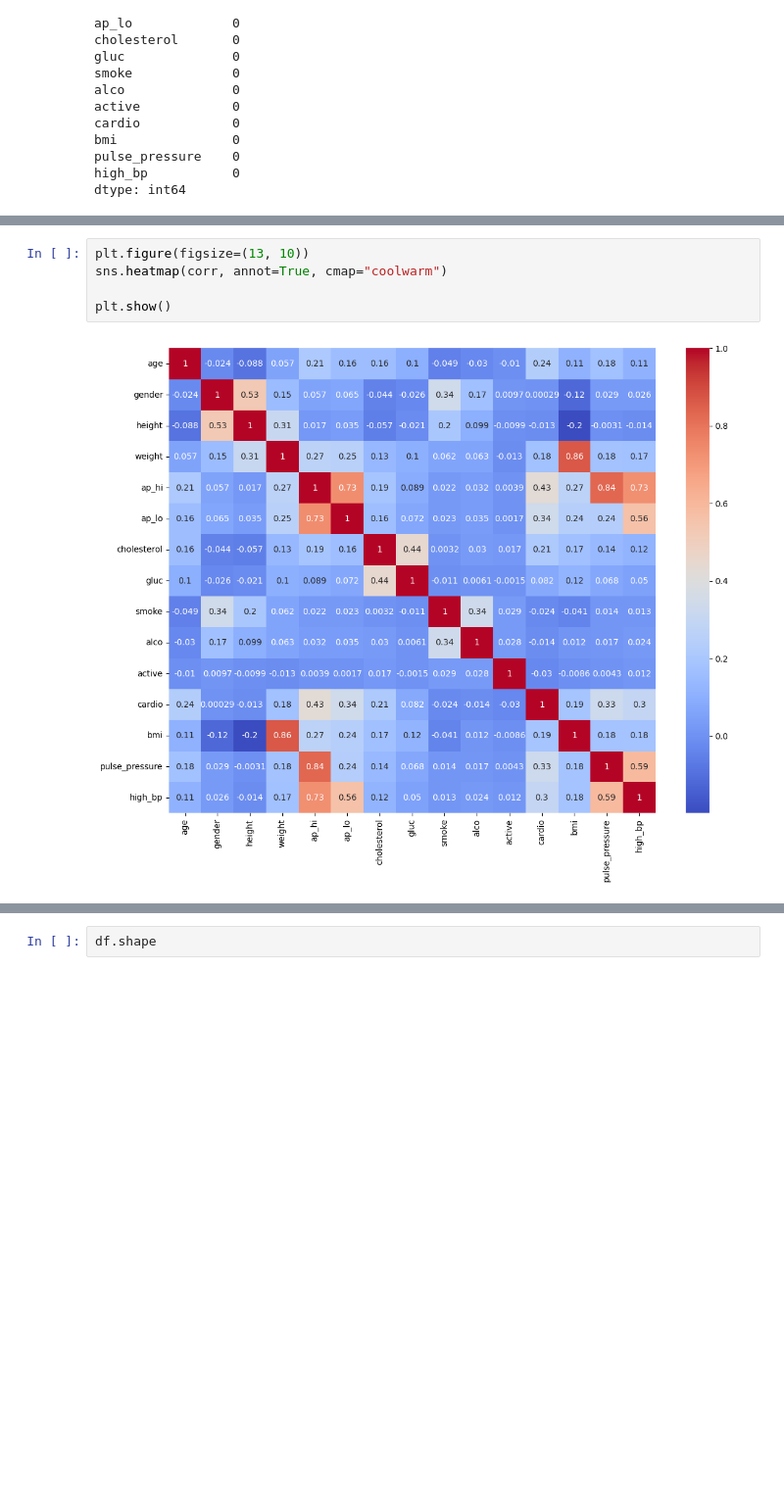
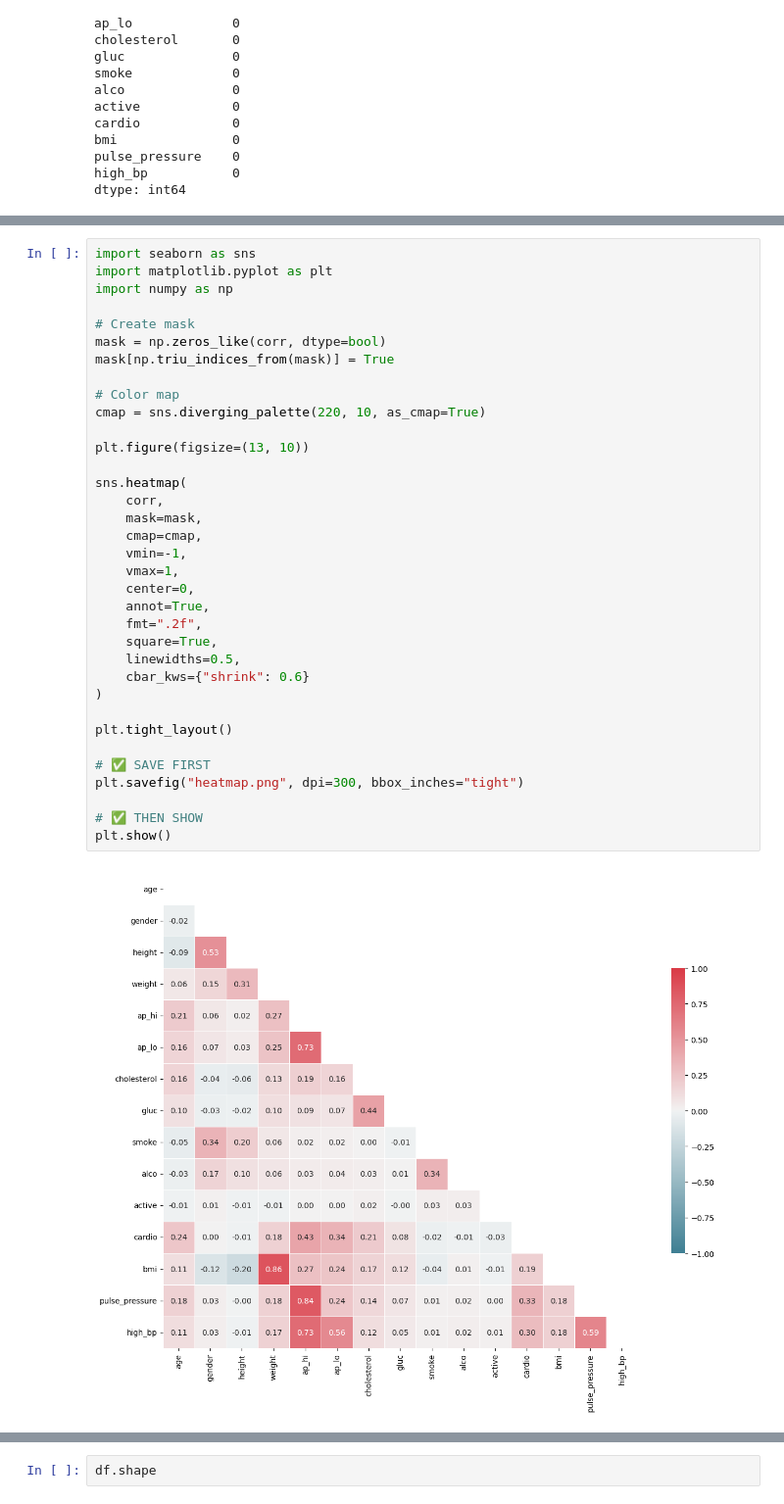
Before and after one commit to AtmikDudhagara/LifeBeat, a Jupyter notebook: backend/app/models/cardio.ipynb, the cells around one changed output, grey strips where cells are left out. Shown at 98% size. Saved outputs shown, nothing was run; the diff lists cells and outputs as text; blank space fills up the shorter version.

```diff
--- a/backend/app/models/cardio.ipynb
+++ b/backend/app/models/cardio.ipynb
@@ -180,10 +188,40 @@ corr
 | pulse_pressure | 0.175366 | 0.029050 | -0.003086 | 0.176623 | 0.835643 | 0.240760 | 0.140798 | 0.068261 | 0.013504 | 0.016612 | 0.004255 | ... |
 | high_bp | 0.114720 | 0.026416 | -0.013925 | 0.173220 | 0.731342 | 0.563227 | 0.116156 | 0.049524 | 0.012968 | 0.023545 | 0.012360 | ... |
 # %%
+import seaborn as sns
+import matplotlib.pyplot as plt
+import numpy as np
+
+# Create mask
+mask = np.zeros_like(corr, dtype=bool)
+mask[np.triu_indices_from(mask)] = True
+
+# Color map
+cmap = sns.diverging_palette(220, 10, as_cmap=True)
+
 plt.figure(figsize=(13, 10))
-sns.heatmap(corr, annot=True, cmap="coolwarm")
 
+sns.heatmap(
+    corr,
+    mask=mask,
+    cmap=cmap,
+    vmin=-1,
+    vmax=1,
+    center=0,
+    annot=True,
+    fmt=".2f",
+    square=True,
+    linewidths=0.5,
+    cbar_kws={"shrink": 0.6}
+)
+
+plt.tight_layout()
+
+# ✅ SAVE FIRST
+plt.savefig("heatmap.png", dpi=300, bbox_inches="tight")
+
+# ✅ THEN SHOW
 plt.show()
 # %% [output]
-[figure, old version]
+[figure, new version]
 # %%
```
Also changed, not shown: parts of 9 cells of this notebook, 4 other files.
